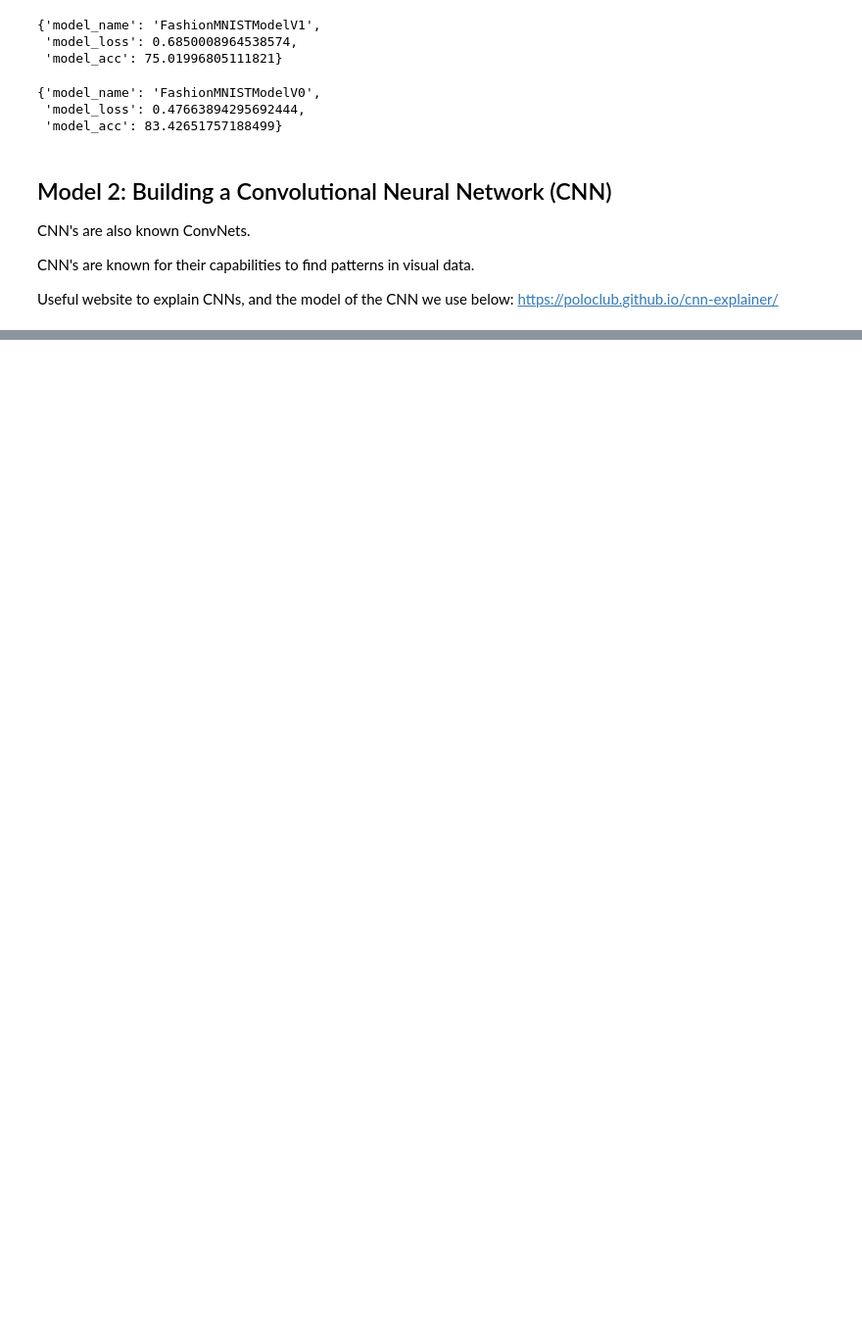
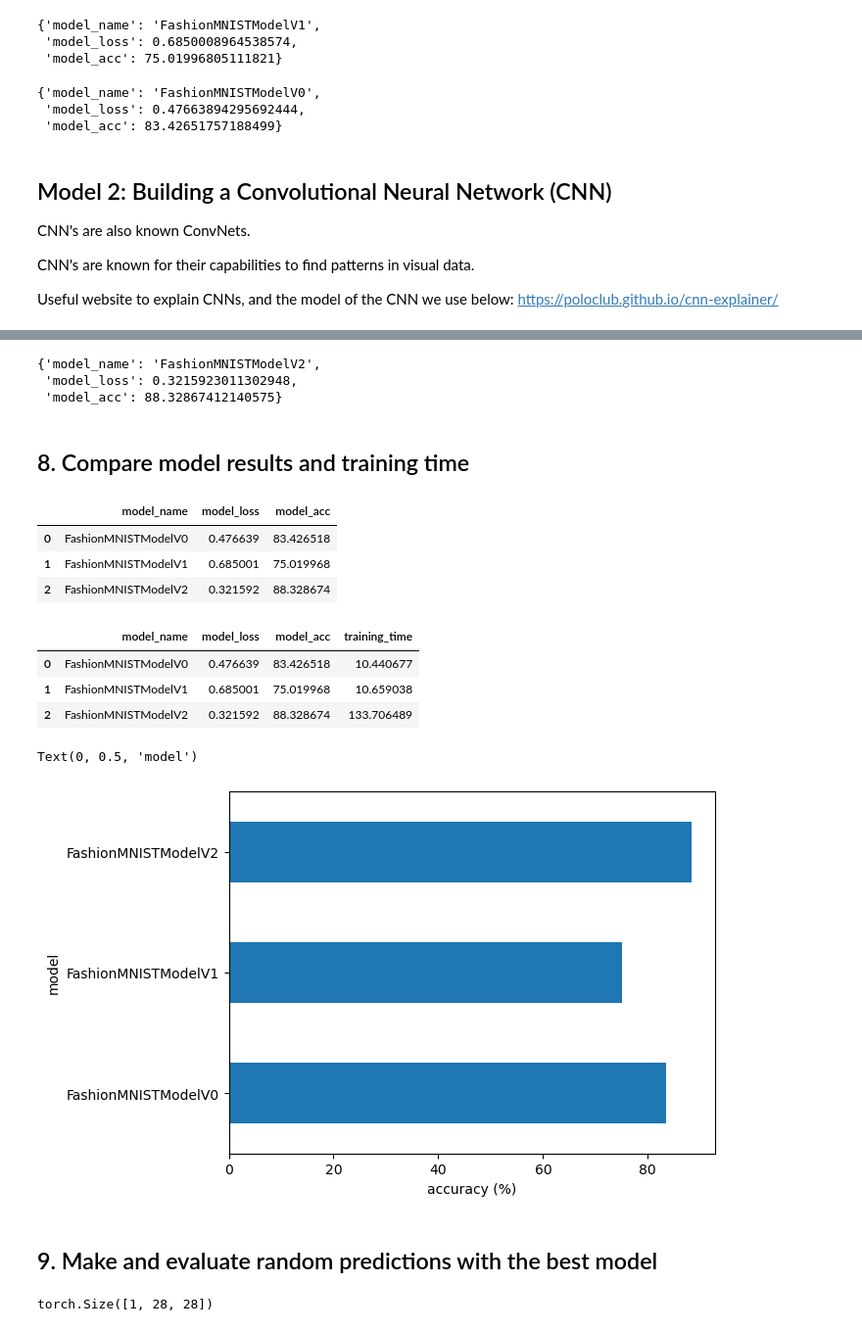
Before and after one commit to Aaron-Serpilin/Zero-To-Mastery-Pytorch, a Jupyter notebook: Fundamentals/03_PyTorch_Computer_Vision.ipynb, the cells around one changed output, grey strips where cells are left out. Shown: that part at 98% size. Saved outputs shown, nothing was run; the diff lists cells and outputs as text; code cells hidden in the pictures; blank space fills up the shorter version.

Commit message:
Training, Testing, Evaluating, Saving and Loading of the Computer Vision CNN

```diff
--- a/Fundamentals/03_PyTorch_Computer_Vision.ipynb
+++ b/Fundamentals/03_PyTorch_Computer_Vision.ipynb
@@ -804,0 +945,7 @@ model_2 = FashionMNISTModelV2(input_shape=1,# TinyVGG has 3 since they use rgb (
+# %%
+# Setup loss function/eval metrics/optimizer
+from helper_functions import accuracy_fn
+
+loss_fn = nn.CrossEntropyLoss()
+optimizer = torch.optim.SGD(params=model_2.parameters(),
+                            lr=0.1)
@@ -804,0 +1002,51 @@ model_2 = FashionMNISTModelV2(input_shape=1,# TinyVGG has 3 since they use rgb (
+# %%
+# Get model 2 results
+model_2_results = eval_model(
+    model=model_2,
+    data_loader=test_dataloader,
+    loss_fn=loss_fn,
+    accuracy_fn=accuracy_fn,
+    device=device
+)
+
+model_2_results
+# %% [output]
+{'model_name': 'FashionMNISTModelV2',
+ 'model_loss': 0.3215923011302948,
+ 'model_acc': 88.32867412140575}
+# %% [markdown]
+## 8. Compare model results and training time
+# %%
+import pandas as pd
+compare_results = pd.DataFrame([model_0_results, # linear model
+                                model_1_results, # non-linear model
+                                model_2_results]) # cnn model
+
+compare_results
+# %% [output]
+|  | model_name | model_loss | model_acc |
+| 0 | FashionMNISTModelV0 | 0.476639 | 83.426518 |
+| 1 | FashionMNISTModelV1 | 0.685001 | 75.019968 |
+| 2 | FashionMNISTModelV2 | 0.321592 | 88.328674 |
+# %%
+# Add training time to results comparison
+compare_results["training_time"] = [total_train_time_model_0,
+                                    total_train_time_model_1,
+                                    total_train_time_model_2]
+
+compare_results
+# %% [output]
+|  | model_name | model_loss | model_acc | training_time |
+| 0 | FashionMNISTModelV0 | 0.476639 | 83.426518 | 10.440677 |
+| 1 | FashionMNISTModelV1 | 0.685001 | 75.019968 | 10.659038 |
+| 2 | FashionMNISTModelV2 | 0.321592 | 88.328674 | 133.706489 |
+# %%
+# Visualize our model results
+compare_results.set_index("model_name")["model_acc"].plot(kind="barh")
+plt.xlabel("accuracy (%)")
+plt.ylabel("model")
+# %% [output]
+Text(0, 0.5, 'model')
+[figure, added]
+# %% [markdown]
+## 9. Make and evaluate random predictions with the best model
@@ -804,0 +1076,13 @@ model_2 = FashionMNISTModelV2(input_shape=1,# TinyVGG has 3 since they use rgb (
+# %%
+import random
+random.seed(42)
+test_samples = []
+test_labels = []
+for sample, label in random.sample(list(test_data), k=9): # randomly sampling
+    test_samples.append(sample)
+    test_labels.append(label)
+
+# View the first sample shape
+test_samples[0].shape
+# %% [output]
+torch.Size([1, 28, 28])
```
Also changed, not shown: parts of 38 cells of this notebook, 1 other file.
